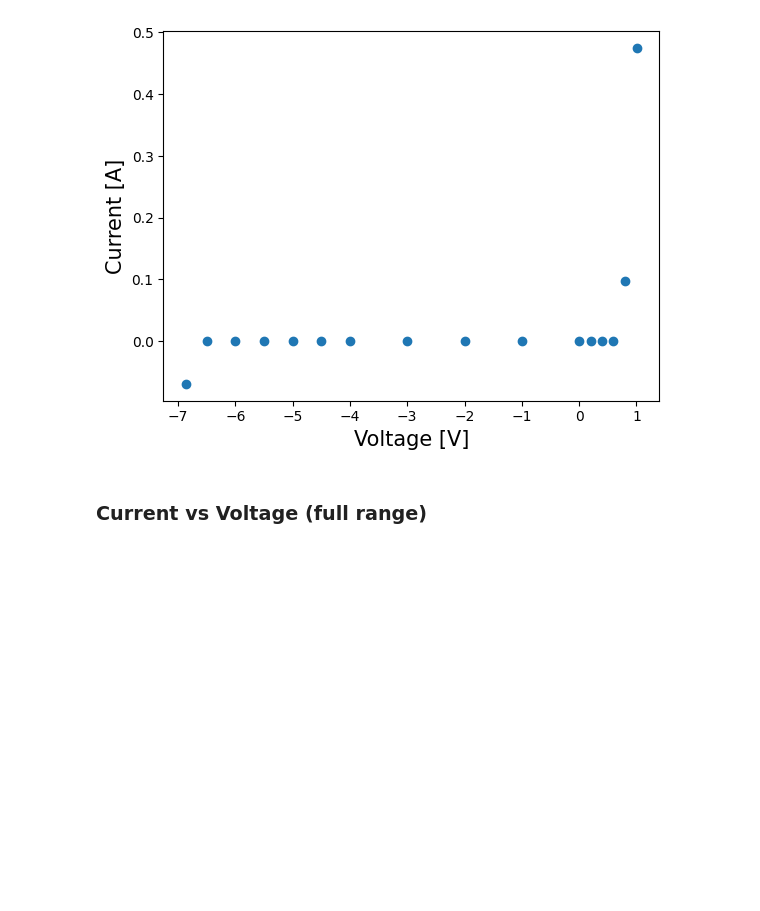
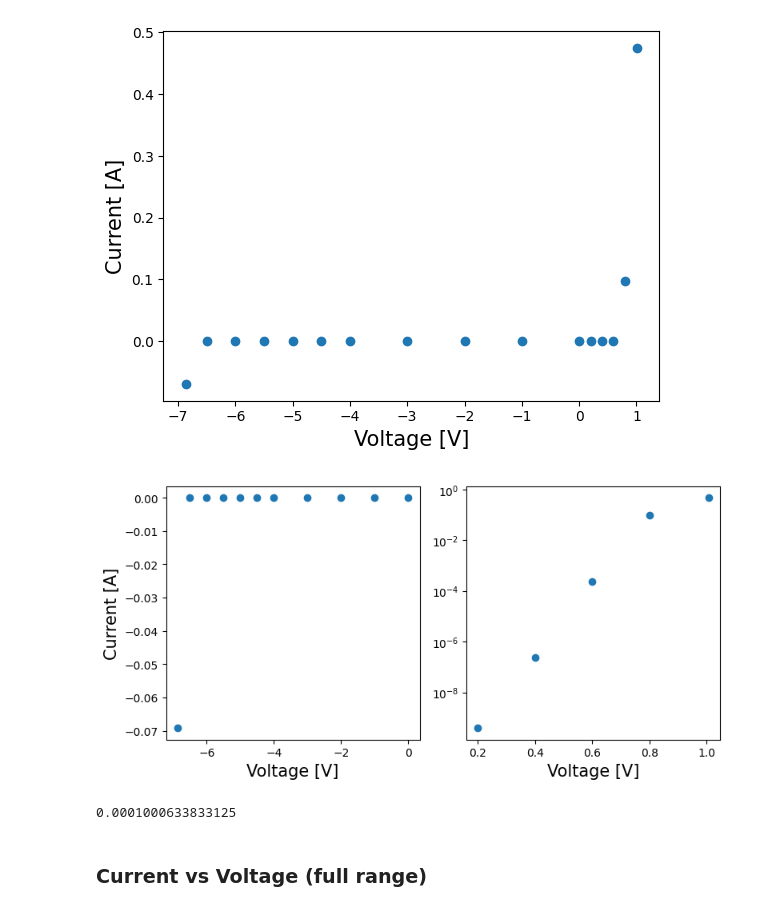
Before and after one commit to devkhullar/phys2925, a Jupyter notebook: diode/code/analysis.ipynb, the cells around one changed output. Drawn from its saved outputs; the diff is of its cells as text; code cells hidden in the pictures; blank space fills up the shorter version.

```diff
--- a/diode/code/analysis.ipynb
+++ b/diode/code/analysis.ipynb
@@ -45,6 +45,38 @@ plt.ylabel('Current [A]', fontsize=fontsize)
 plt.savefig('../tex/figures/data.png')
 # %% [output]
 [figure]
+# %%
+fig, ax = plt.subplots(1, 2, figsize=(8, 4))
+temp = data.query('`V (V)` <= 0').reset_index(drop=True)
+ax[0].errorbar(
+    temp['V (V)'],
+    temp['I (A)'],
+    xerr=temp['dV (V)'],
+    yerr=temp['dI (A)'],
+    fmt='o'
+)
+ax[0].set_xlabel('Voltage [V]', fontsize=fontsize)
+ax[0].set_ylabel('Current [A]', fontsize=fontsize)
+
+
+temp = data.query('`V (V)` > 0').reset_index(drop=True)
+ax[1].scatter(
+    temp['V (V)'],
+    temp['I (A)']
+)
+ax[1].set_xlabel('Voltage [V]', fontsize=fontsize)
+# ax[1].set_ylabel('Current [A]', fontsize=fontsize)
+ax[1].set_yscale('log')
+
+plt.tight_layout()
+plt.savefig('../tex/figures/part_1_current_vs_voltage_back_and_forward_bias.png', dpi=300,
+            bbox_inches='tight')
+plt.show()
+
+print(data['dI (A)'].mean())
+# %% [output]
+[figure, added]
+0.0001000633833125
 # %% [markdown]
 ### Current vs Voltage (full range)
 # %%
```
Also changed, not shown: parts of 12 cells of this notebook, 7 other files.
